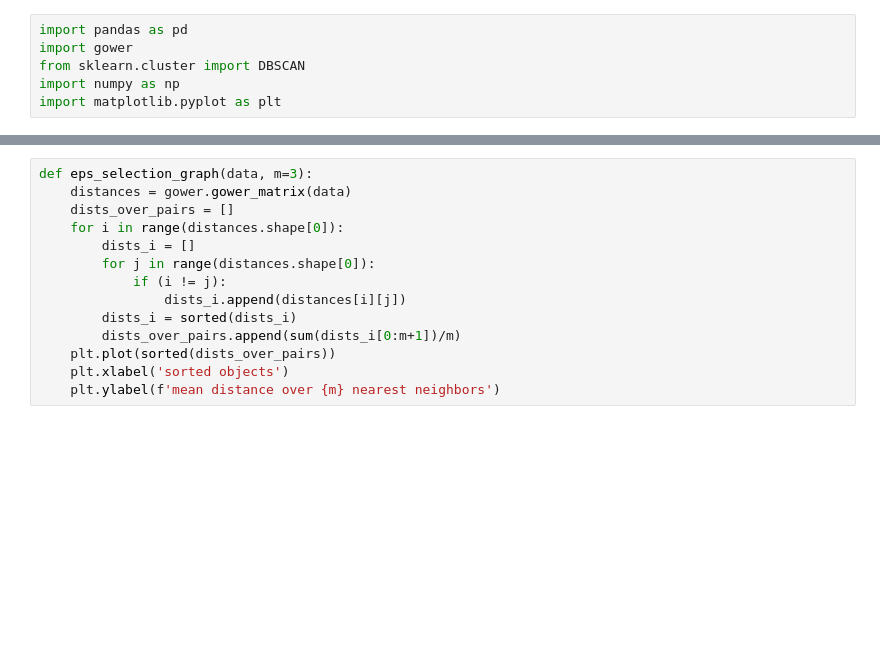
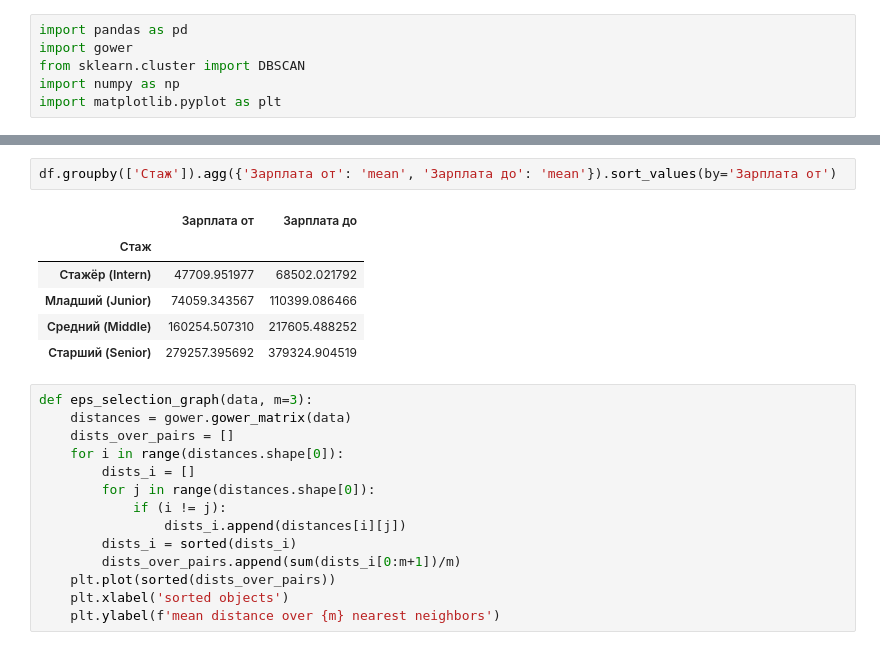
Before and after one commit to LadHrAnalytics/ML_HR, a Jupyter notebook: Notebooks/habr_outliers.ipynb, the cells around one changed output, grey strips where cells are left out. Saved outputs shown, nothing was run; the diff lists cells and outputs as text; blank space fills up the shorter version.

```diff
--- a/Notebooks/habr_outliers.ipynb
+++ b/Notebooks/habr_outliers.ipynb
@@ -21,6 +21,15 @@ df
 | 654 | 3181 | 2024-06-27 10:06:33 | Фулстек разработчик | Старший (Senior) | 300000.000000 | 385714.285714 | Екатеринбург | 2024-07-01 23:23:45 | ... |
 | 655 | 3194 | 2024-06-26 11:03:21 | Программист 1С | Старший (Senior) | 194444.444444 | 250000.000000 | Удаленно | 2024-07-01 23:23:50 | ... |
 656 rows × 11 columns
+# %%
+df.groupby(['Стаж']).agg({'Зарплата от': 'mean', 'Зарплата до': 'mean'}).sort_values(by='Зарплата от')
+# %% [output]
+|  | Зарплата от | Зарплата до |
+| Стаж |  |  |
+| Стажёр (Intern) | 47709.951977 | 68502.021792 |
+| Младший (Junior) | 74059.343567 | 110399.086466 |
+| Средний (Middle) | 160254.507310 | 217605.488252 |
+| Старший (Senior) | 279257.395692 | 379324.904519 |
 # %%
 def eps_selection_graph(data, m=3):
     distances = gower.gower_matrix(data)
```
Also changed, not shown: parts of 7 cells of this notebook.
